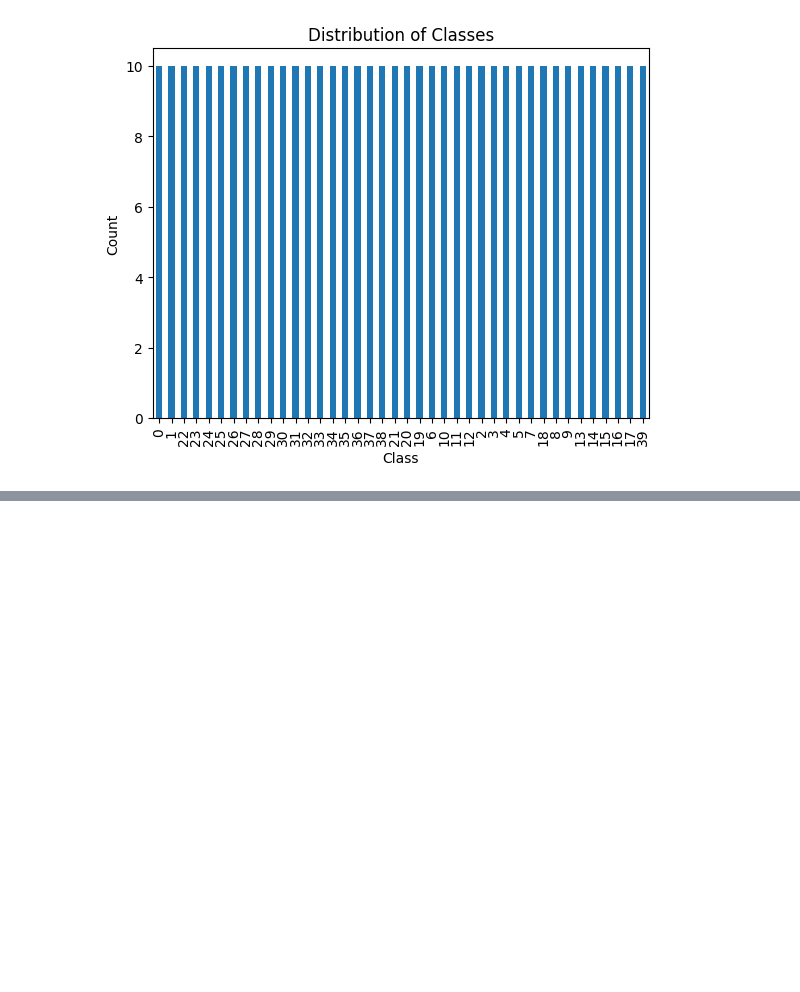
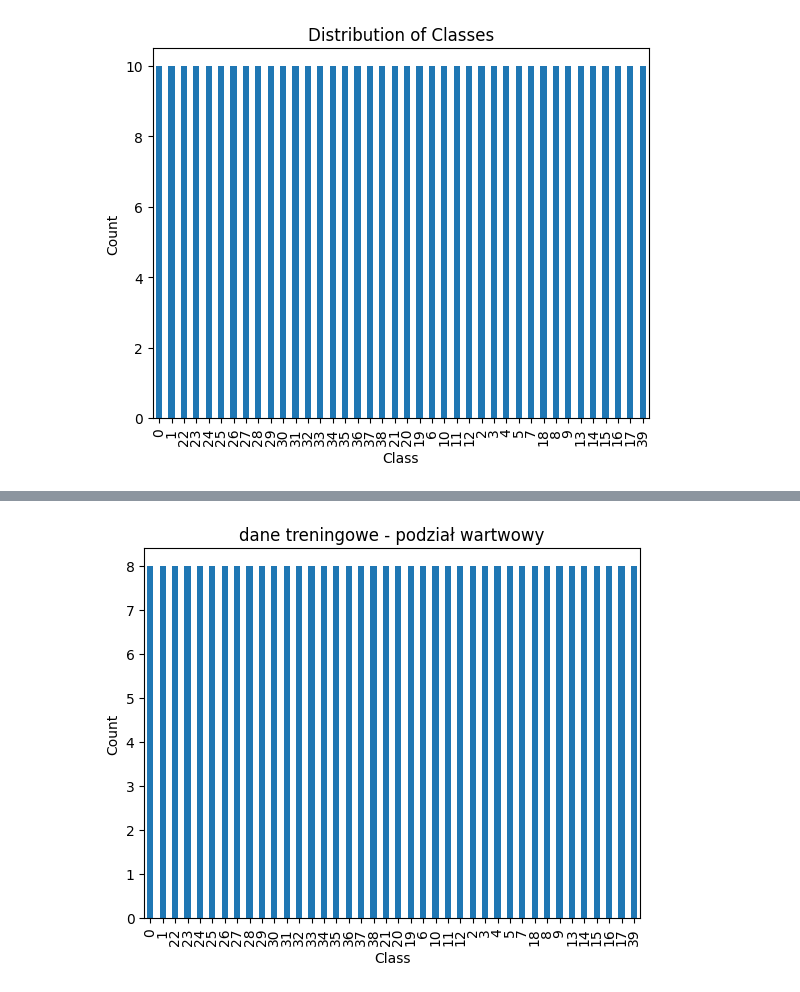
Before and after one commit to edytamejlun123/UczenieMaszynowe, a Jupyter notebook: lab2.ipynb, the cells around one changed output, grey strips where cells are left out. Cells and saved outputs as stored; diff of their text form; code cells hidden in the pictures; blank space fills up the shorter version.

```diff
--- a/lab2.ipynb
+++ b/lab2.ipynb
@@ -223,0 +227,9 @@ category
+# %%
+class_counts = train_data['class'].value_counts()
+class_counts.plot(kind='bar')
+plt.xlabel('Class')
+plt.ylabel('Count')
+plt.title('dane treningowe - podział wartwowy')
+plt.show()
+# %% [output]
+[figure, added]
```
Also changed, not shown: parts of 4 cells of this notebook.
